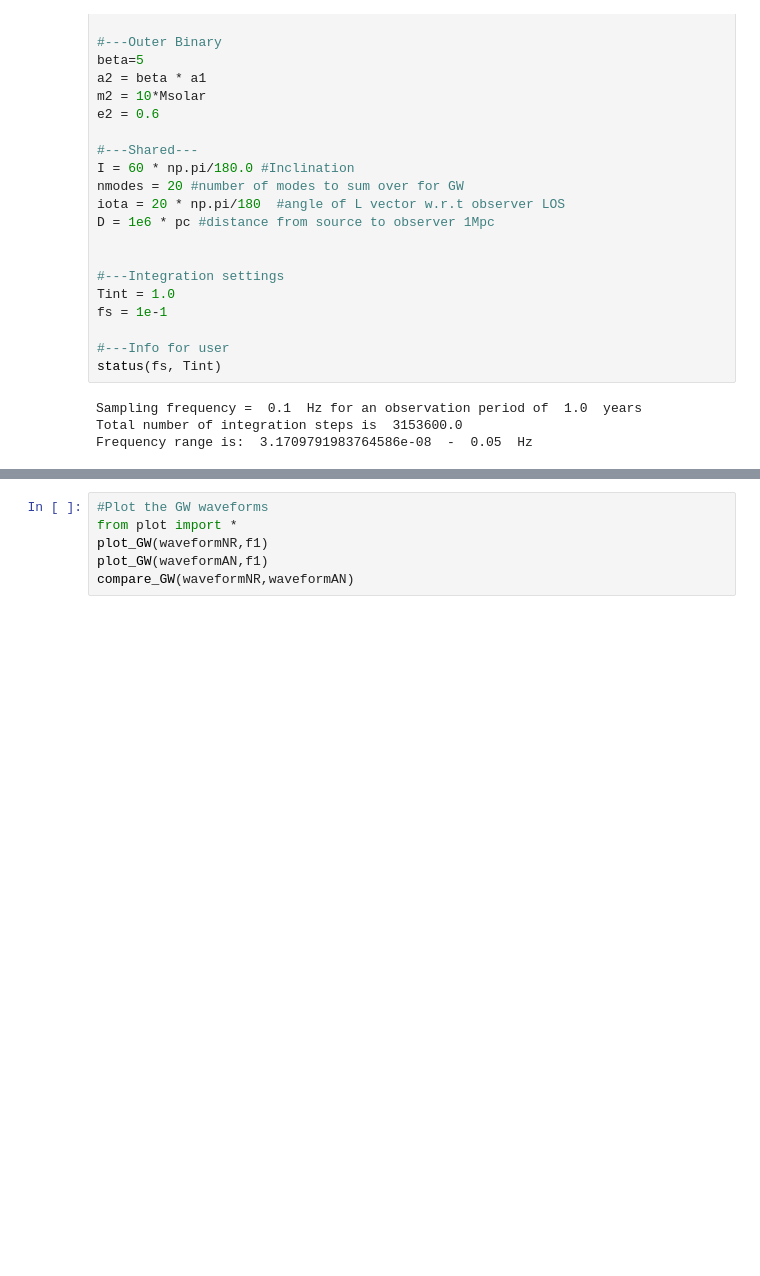
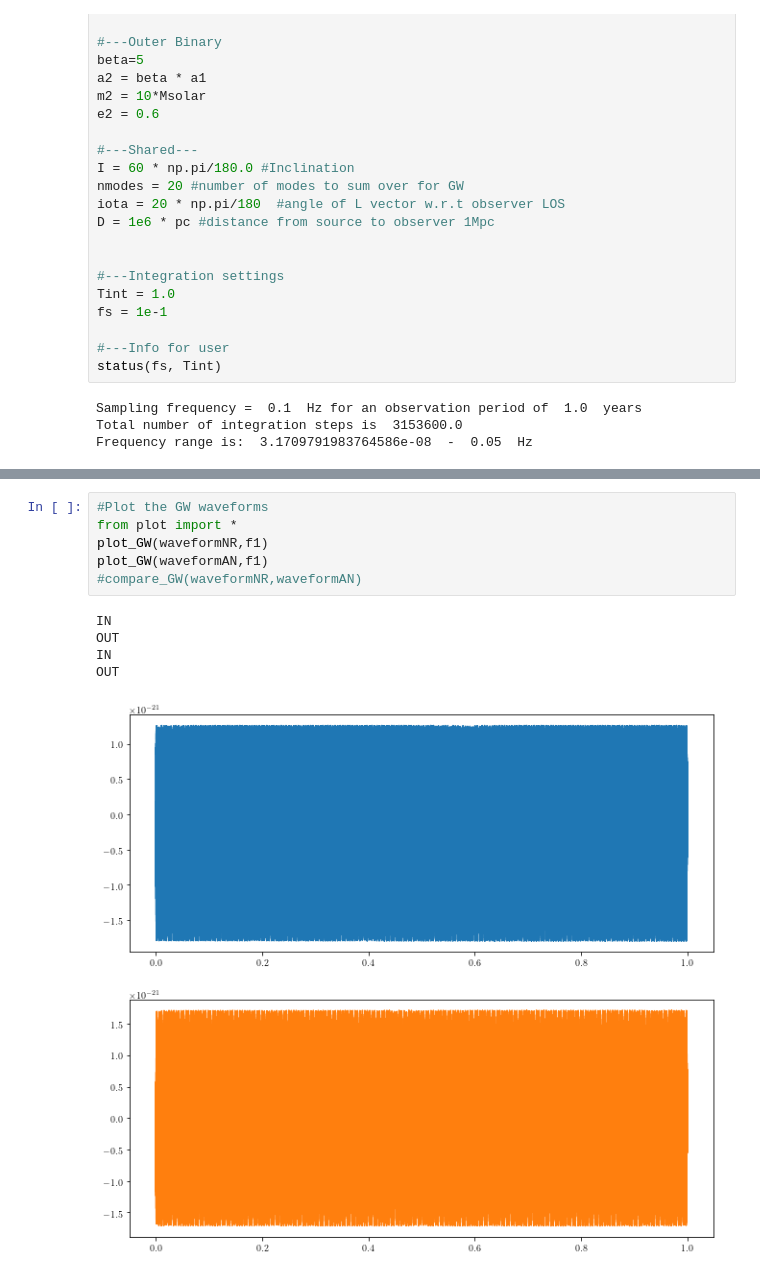
Before and after one commit to tomkimpson/Hierarchical-Triples, a Jupyter notebook: Jupyter/Code/Notebooks/Model.ipynb, the cells around one changed output, grey strips where cells are left out. Drawn from its saved outputs; the diff is of its cells as text; blank space fills up the shorter version.

```diff
--- a/Jupyter/Code/Notebooks/Model.ipynb
+++ b/Jupyter/Code/Notebooks/Model.ipynb
@@ -139,6 +167,12 @@ waveformAN = GR.Gwaves(model, constants)
 # %%
 #Plot the GW waveforms
 from plot import *
 plot_GW(waveformNR,f1)
 plot_GW(waveformAN,f1)
-compare_GW(waveformNR,waveformAN)
+#compare_GW(waveformNR,waveformAN)
+# %% [output]
+IN
+OUT
+IN
+OUT
+[figure, added]
```
Also changed, not shown: parts of 7 cells of this notebook, 7 other files.
